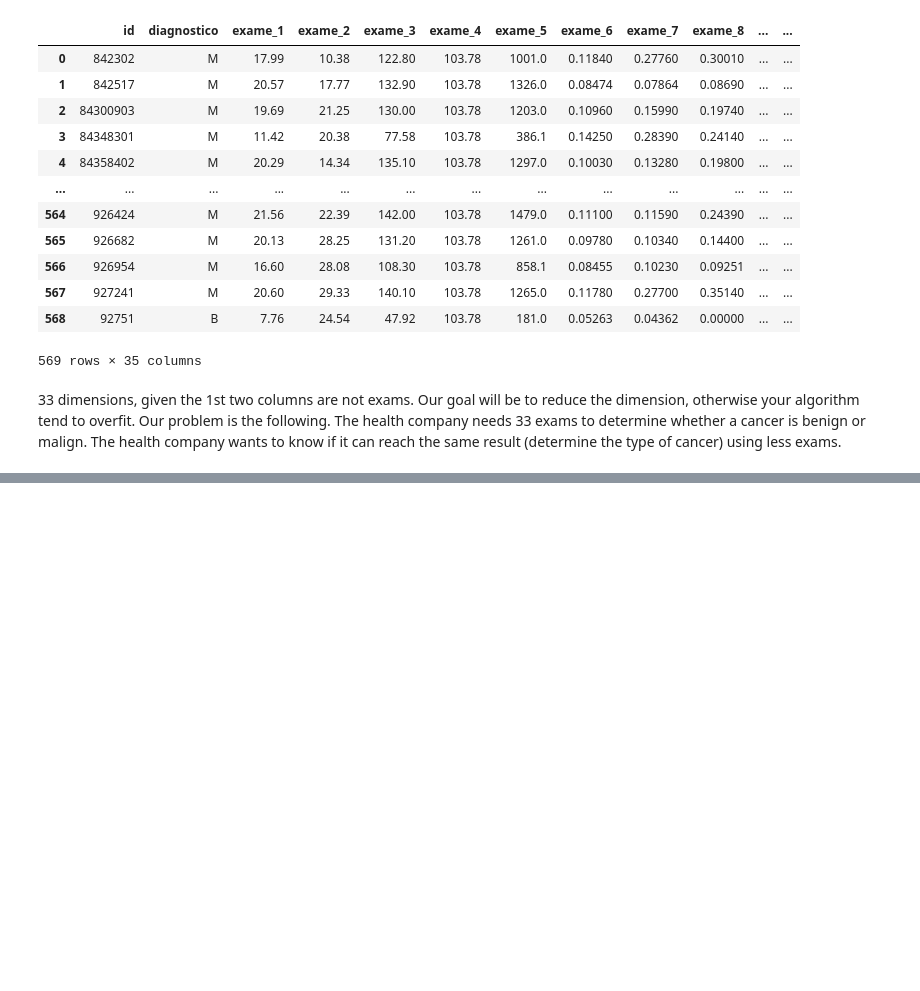
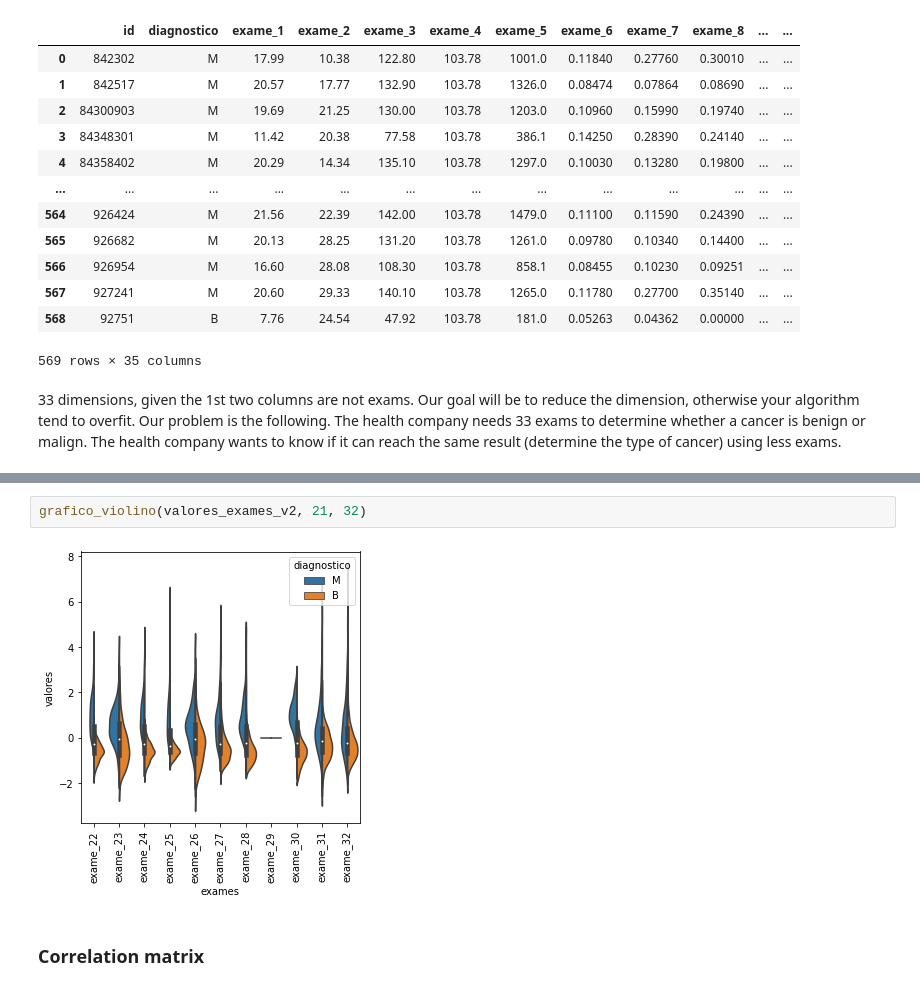
Before and after one commit to MarceloPiemonteRibeiro/learning-Machine-learning, a Jupyter notebook: SKLearn/Features_selection_PCA_RFE(CV)_SelectKBest.ipynb, the cells around one changed output, grey strips where cells are left out. Cells and saved outputs as stored; diff of their text form; blank space fills up the shorter version.

```diff
--- a/SKLearn/Features_selection_PCA_RFE(CV)_SelectKBest.ipynb
+++ b/SKLearn/Features_selection_PCA_RFE(CV)_SelectKBest.ipynb
@@ -31,0 +173,6 @@ Our goal will be to reduce the dimension, otherwise your algorithm tend to overf
+# %%
+grafico_violino(valores_exames_v2, 21, 32)
+# %% [output]
+[figure, added]
+# %% [markdown]
+### Correlation matrix
```
Also changed, not shown: parts of 51 cells of this notebook.
